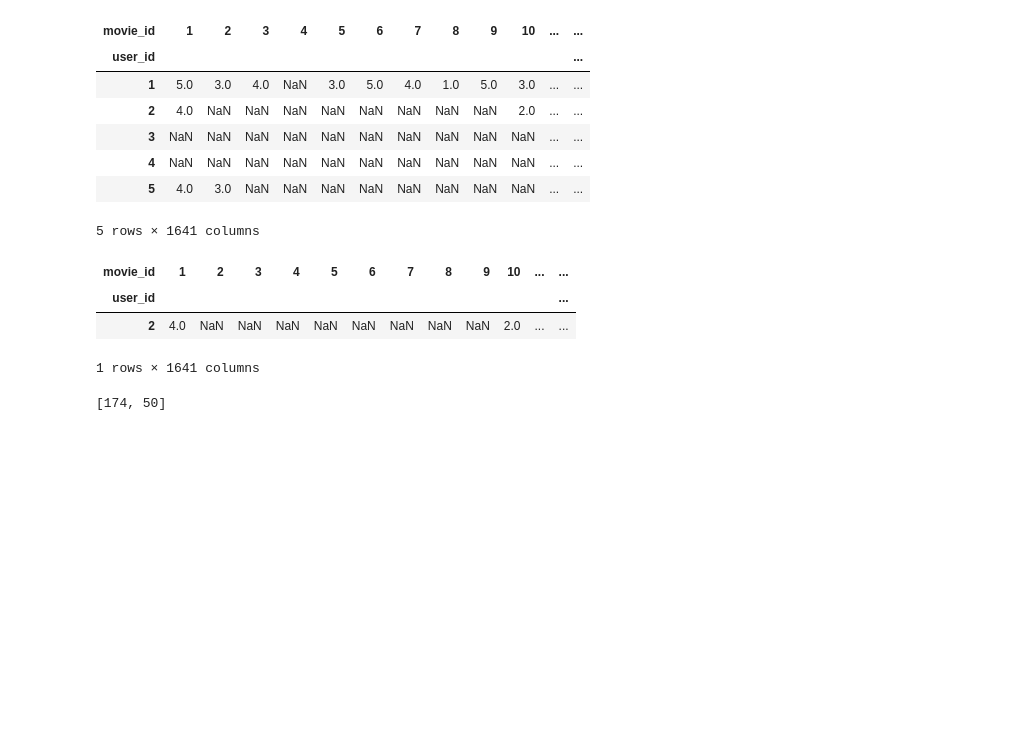
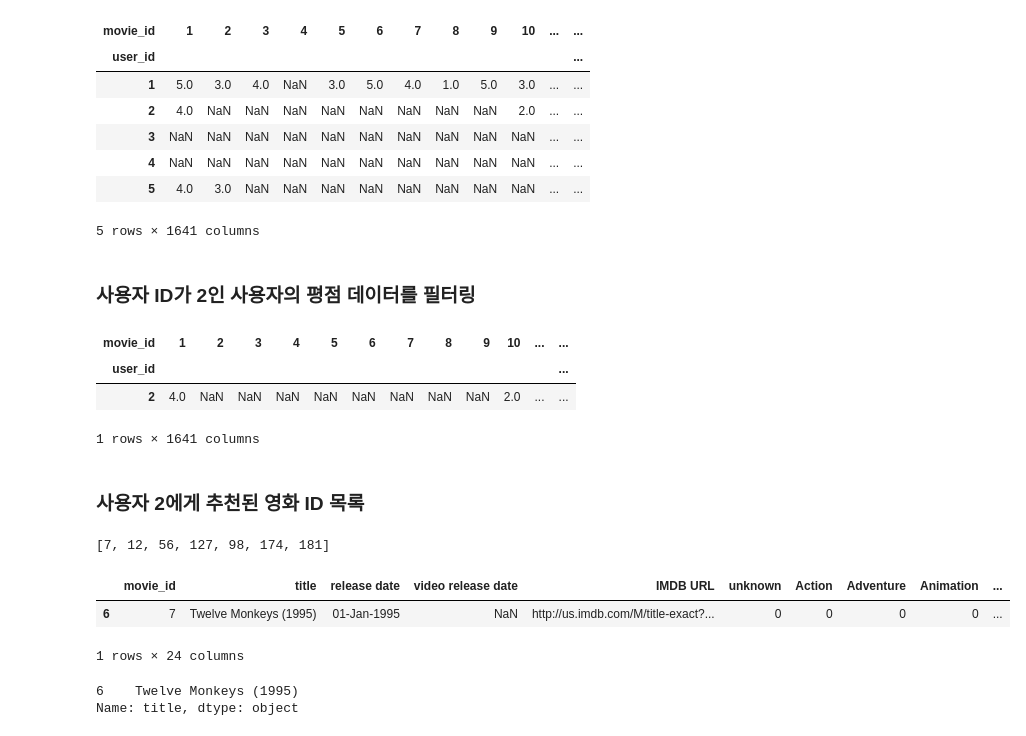
Before and after one commit to junhyeong7788/recommendation-system, a Jupyter notebook: association-analysis/association_based_analysis.ipynb, the cells around one changed output. Drawn from its saved outputs; the diff is of its cells as text; code cells hidden in the pictures; blank space fills up the shorter version.

```diff
--- a/association-analysis/association_based_analysis.ipynb
+++ b/association-analysis/association_based_analysis.ipynb
@@ -349,6 +374,8 @@ user_movie_matrix_org.head()
 | 4 | NaN | NaN | NaN | NaN | NaN | NaN | NaN | NaN | NaN | NaN | ... | ... |
 | 5 | 4.0 | 3.0 | NaN | NaN | NaN | NaN | NaN | NaN | NaN | NaN | ... | ... |
 5 rows × 1641 columns
+# %% [markdown]
+### 사용자 ID가 2인 사용자의 평점 데이터를 필터링
 # %%
 user_movie_matrix_org[user_movie_matrix_org.index==2]
 # %% [output]
@@ -356,7 +383,20 @@ user_movie_matrix_org[user_movie_matrix_org.index==2]
 | user_id |  |  |  |  |  |  |  |  |  |  |  | ... |
 | 2 | 4.0 | NaN | NaN | NaN | NaN | NaN | NaN | NaN | NaN | 2.0 | ... | ... |
 1 rows × 1641 columns
+# %% [markdown]
+### 사용자 2에게 추천된 영화 ID 목록
 # %%
-pred_user2items[202]
+pred_user2items[2]
 # %% [output]
-[174, 50]
+[7, 12, 56, 127, 98, 174, 181]
+# %%
+movies[movies.movie_id == 7]
+# %% [output]
+|  | movie_id | title | release date | video release date | IMDB URL | unknown | Action | Adventure | Animation | ... |
+| 6 | 7 | Twelve Monkeys (1995) | 01-Jan-1995 | NaN | http://us.imdb.com/M/title-exact?... | 0 | 0 | 0 | 0 | ... |
+1 rows × 24 columns
+# %%
+movies[movies.movie_id == 7].title
+# %% [output]
+6    Twelve Monkeys (1995)
+Name: title, dtype: object
```
Also changed, not shown: parts of 15 cells of this notebook.
